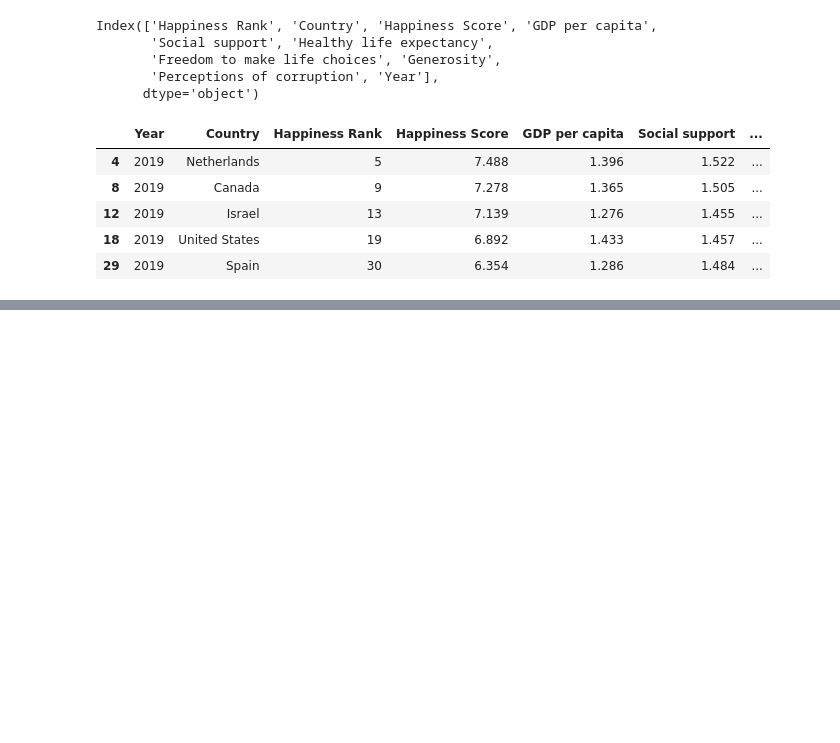
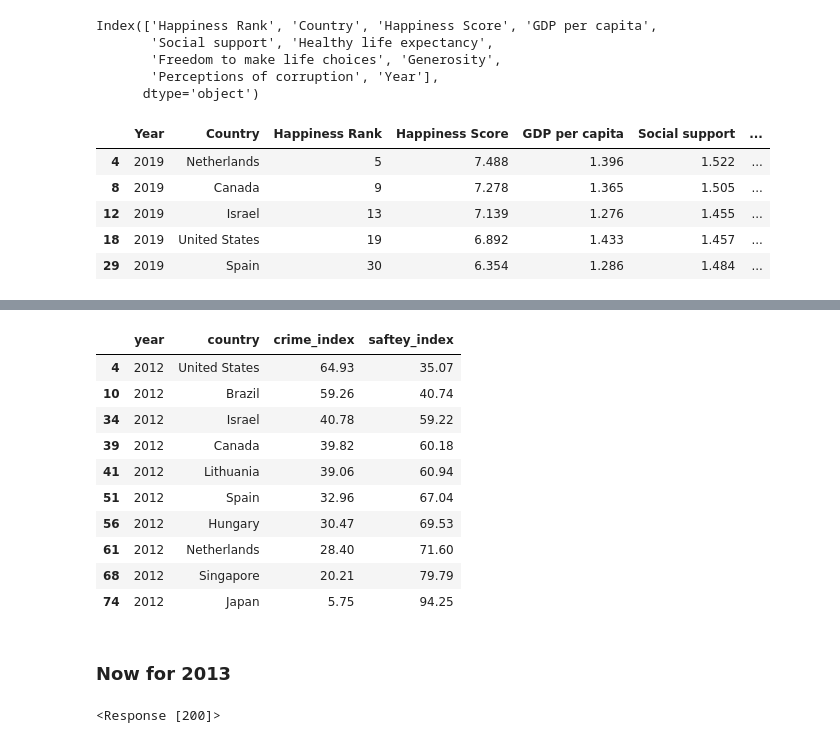
Before and after one commit to Hfarouk99/Suicide-Rate-Analysis, a Jupyter notebook: EDA.ipynb, the cells around one changed output, grey strips where cells are left out. Saved outputs shown, nothing was run; the diff lists cells and outputs as text; code cells hidden in the pictures; blank space fills up the shorter version.

```diff
--- a/EDA.ipynb
+++ b/EDA.ipynb
@@ -568,0 +795,33 @@ happy2019.head()
+# %%
+crimein2012.columns=['country','crime_index','saftey_index']
+# %%
+crimein2012["year"] = 2012
+# %%
+crimein2012 = crimein2012[(crimein2012.country == "United States")
+          | (crimein2012.country == "Canada")
+          | (crimein2012.country == "Netherlands")
+          | (crimein2012.country == "Hungary")
+          | (crimein2012.country == "Lithuania")
+          | (crimein2012.country == "Brazil")
+          | (crimein2012.country == "Spain")
+          | (crimein2012.country == "Israel")
+          | (crimein2012.country == "Japan")
+          | (crimein2012.country == "Singapore")]
+# %%
+crimein2012 = crimein2012.reindex(columns =['year','country','crime_index','saftey_index'])
+# %%
+crimein2012
+# %% [output]
+|  | year | country | crime_index | saftey_index |
+| 4 | 2012 | United States | 64.93 | 35.07 |
+| 10 | 2012 | Brazil | 59.26 | 40.74 |
+| 34 | 2012 | Israel | 40.78 | 59.22 |
+| 39 | 2012 | Canada | 39.82 | 60.18 |
+| 41 | 2012 | Lithuania | 39.06 | 60.94 |
+| 51 | 2012 | Spain | 32.96 | 67.04 |
+| 56 | 2012 | Hungary | 30.47 | 69.53 |
+| 61 | 2012 | Netherlands | 28.40 | 71.60 |
+| 68 | 2012 | Singapore | 20.21 | 79.79 |
+| 74 | 2012 | Japan | 5.75 | 94.25 |
+# %% [markdown]
+### Now for 2013
@@ -568,0 +834,4 @@ happy2019.head()
+# %%
+html2013
+# %% [output]
+<Response [200]>
```
Also changed, not shown: parts of 174 cells of this notebook, 2 other files.
